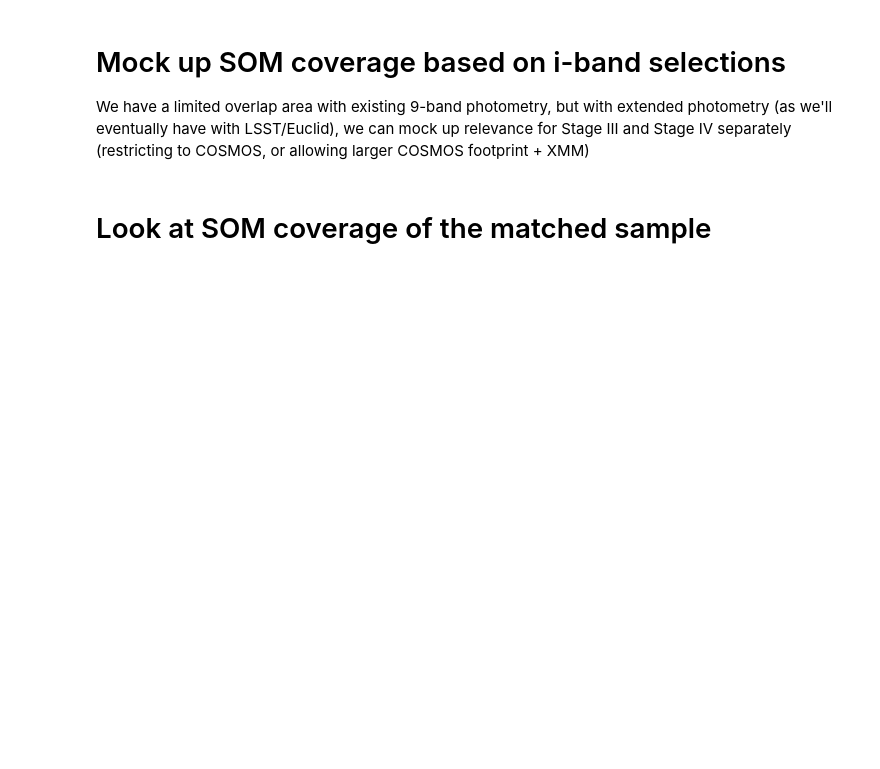
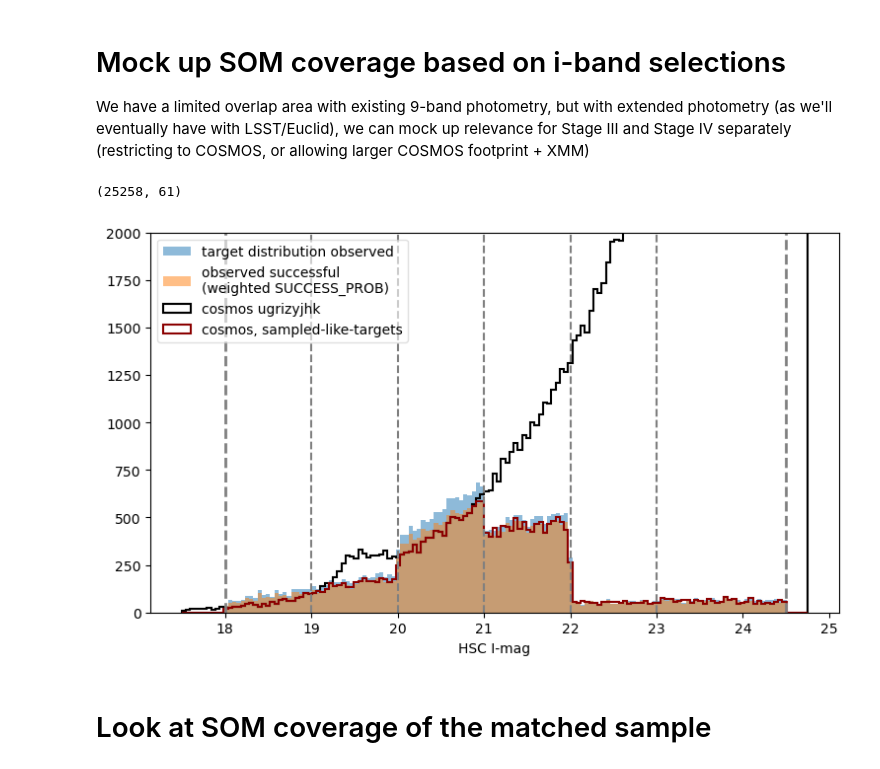
Before and after one commit to jmccull/desi_deep, a Jupyter notebook: SOM_cosmos.ipynb, the cells around one changed output. Saved outputs shown, nothing was run; the diff lists cells and outputs as text; code cells hidden in the pictures; blank space fills up the shorter version.

```diff
--- a/SOM_cosmos.ipynb
+++ b/SOM_cosmos.ipynb
@@ -164,3 +234,31 @@ We have a limited overlap area with existing 9-band photometry, but with extende
+# %%
+print(cosmoslike_cat.shape)
+# %% [output]
+(25258, 61)
+# %%
+plt.figure(figsize=(9,5))
+bins = np.linspace(17.5,24.75,num=150)
+plt.hist(cat['I_MAG'],bins=bins,alpha=0.5, label='target distribution observed',density=False)
+plt.hist(cat['I_MAG'],bins=bins,alpha=0.5,label='observed successful\n(weighted SUCCESS_PROB)',weights=cat['SUCCESS_PROB'],density=False)
+
+plt.hist(cosmos['I'], bins=bins, color='black',histtype='step',linewidth=1.5,alpha=1.0,label='cosmos ugrizyjhk',#\n(weighted SUCCESS_PROB)',
+         density=False, weights=np.ones(len(cosmos['I'])))
+
+plt.hist(cosmoslike_cat['I'], bins=bins, color='darkred',histtype='step',linewidth=1.5,alpha=1.0,label='cosmos, sampled-like-targets',#\n(weighted SUCCESS_PROB)',
+         density=False, weights=np.ones(len(cosmoslike_cat['I'])))
+plt.xlabel('HSC I-mag')
+plt.axvline(x=24.5,linestyle='dashed',color='gray',linewidth=2)
+plt.axvline(x=23.0,linestyle='dashed',color='gray')
+plt.axvline(x=22.0,linestyle='dashed',color='gray')
+plt.axvline(x=21.0,linestyle='dashed',color='gray')
+plt.axvline(x=20.0,linestyle='dashed',color='gray')
+plt.axvline(x=19.0,linestyle='dashed',color='gray')
+plt.axvline(x=18.0,linestyle='dashed',color='gray',linewidth=2)
+plt.legend(loc='upper left',frameon=True, framealpha=0.6)
+plt.ylim([0,2000])
+plt.show()
+# %% [output]
+[figure, added]
 # %% [markdown]
 # Look at SOM coverage of the matched sample
 # %%
```
Also changed, not shown: parts of 12 cells of this notebook.
